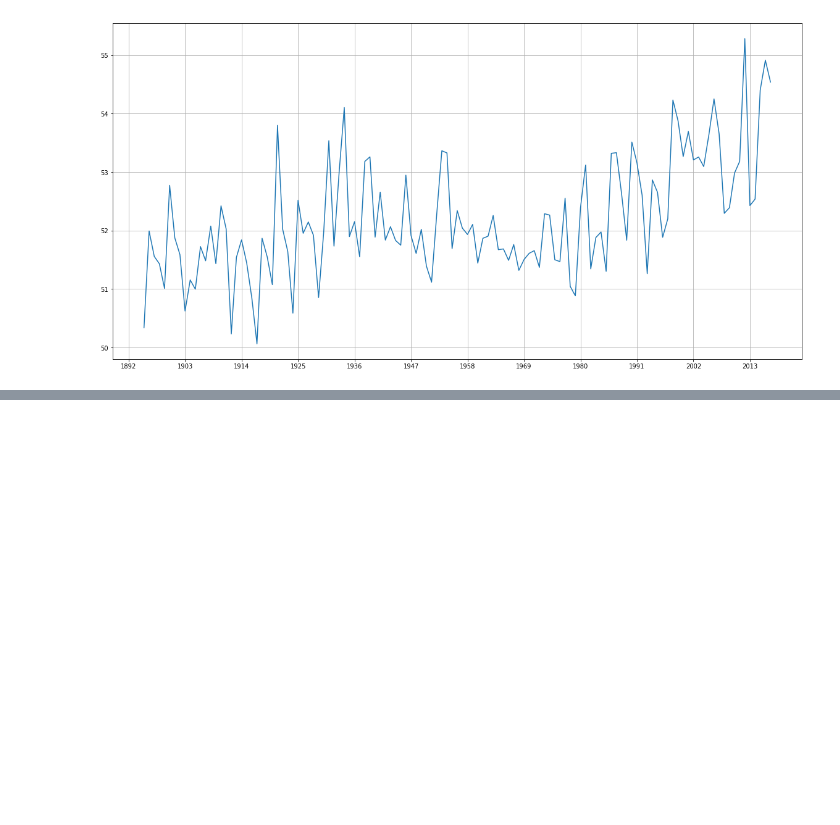
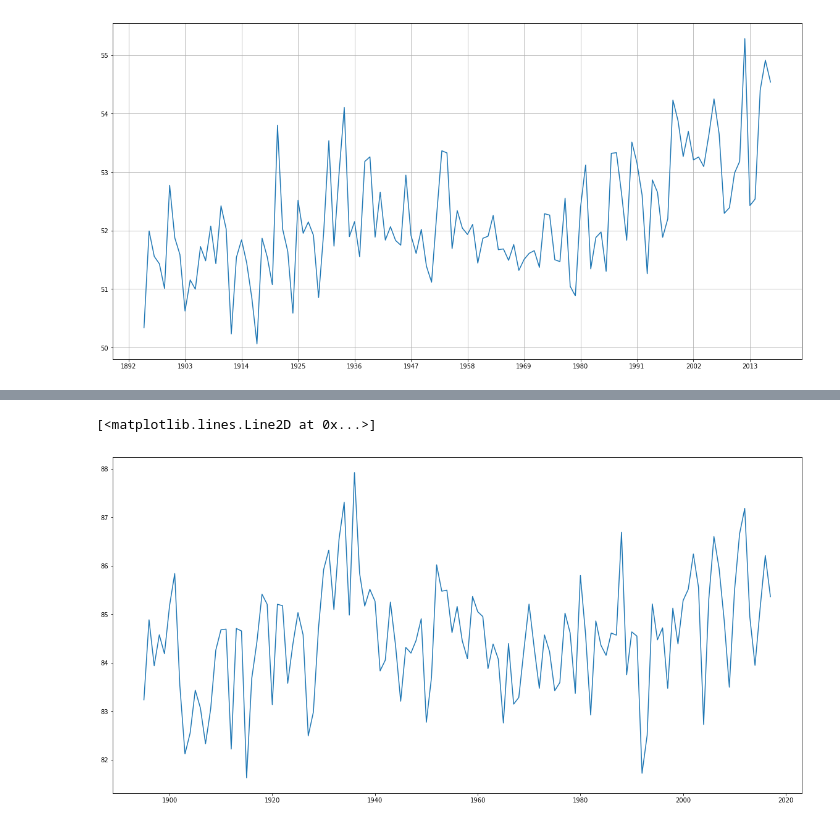
Before and after one commit to A-Grabish/solis-projectum, a Jupyter notebook: working/sunspots.ipynb, the cells around one changed output, grey strips where cells are left out. Saved outputs shown, nothing was run; the diff lists cells and outputs as text; code cells hidden in the pictures; blank space fills up the shorter version.

```diff
--- a/working/sunspots.ipynb
+++ b/working/sunspots.ipynb
@@ -120,0 +121,15 @@ max_nation.head()
+# %%
+#select only summer months data for graph/analysis
+max_summer = max_nation[['Year', 'June', 'July', 'Aug']]
+#set year as index
+max_summer_year = max_summer.set_index(['Year'])
+#get avg temp for each year
+max_summer_avg = max_summer_year.mean(axis = 1)
+
+max_summer_avg.head()
+
+# #stack data into multi index df
+# max_summer_stack = pd.DataFrame(max_summer_year.stack())
+# #reset index to numbers
+# max_summer_df = max_summer_stack.reset_index()
+# max_summer_df.head(15)
@@ -121,3 +144,8 @@ max_nation.head()
+# %%
+plt.plot(max_summer_avg)
+# %% [output]
+[<matplotlib.lines.Line2D at 0x...>]
+[figure, added]
 # %%
 #min temp
 min_raw = pd.read_csv("min_raw_clean.csv", index_col = 0)
```
Also changed, not shown: parts of 3 cells of this notebook.
